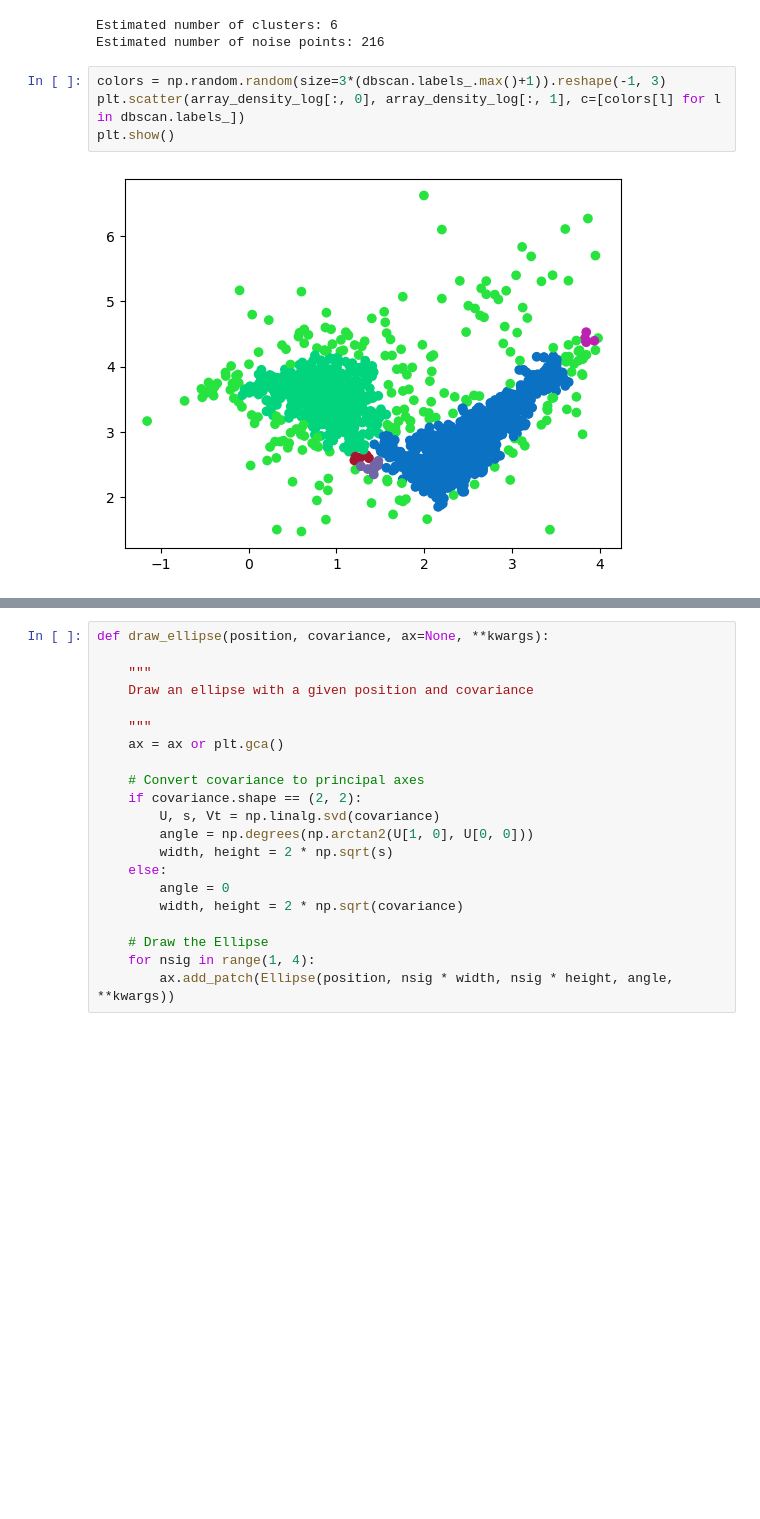
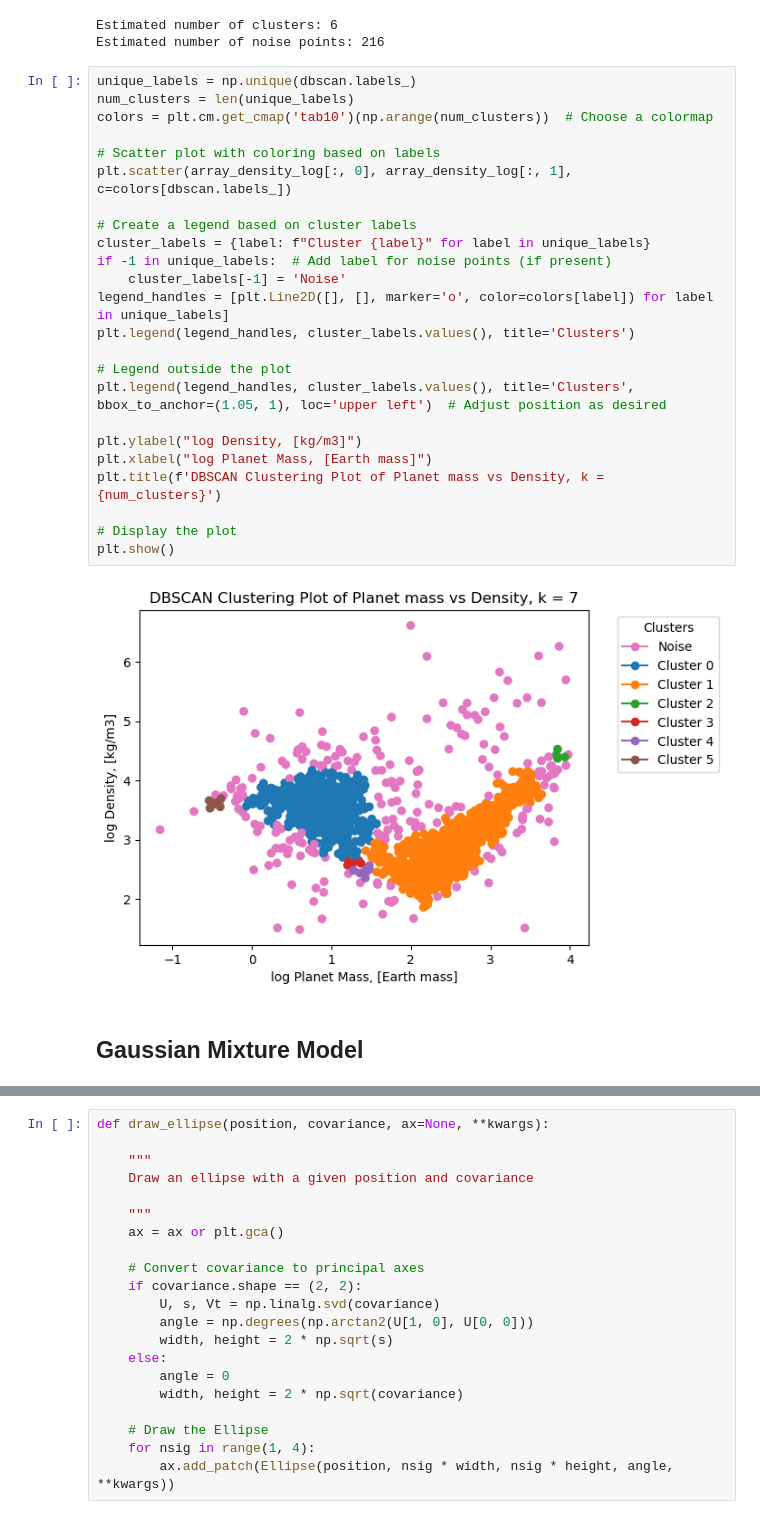
Before and after one commit to 314sirius/ML-examples, a Jupyter notebook: Example3/Exoplanets.ipynb, the cells around one changed output, grey strips where cells are left out. Drawn from its saved outputs; the diff is of its cells as text; blank space fills up the shorter version.

```diff
--- a/Example3/Exoplanets.ipynb
+++ b/Example3/Exoplanets.ipynb
@@ -376,12 +379,34 @@ print("Estimated number of noise points: %d" % n_noise_)
 # %% [output]
 Estimated number of clusters: 6
 Estimated number of noise points: 216
-# %%
-colors = np.random.random(size=3*(dbscan.labels_.max()+1)).reshape(-1, 3)
-plt.scatter(array_density_log[:, 0], array_density_log[:, 1], c=[colors[l] for l in dbscan.labels_])
-plt.show()
-# %% [output]
-[figure, removed]
+# %%
+unique_labels = np.unique(dbscan.labels_)
+num_clusters = len(unique_labels)
+colors = plt.cm.get_cmap('tab10')(np.arange(num_clusters))  # Choose a colormap
+
+# Scatter plot with coloring based on labels
+plt.scatter(array_density_log[:, 0], array_density_log[:, 1], c=colors[dbscan.labels_])
+
+# Create a legend based on cluster labels
+cluster_labels = {label: f"Cluster {label}" for label in unique_labels}
+if -1 in unique_labels:  # Add label for noise points (if present)
+    cluster_labels[-1] = 'Noise'
+legend_handles = [plt.Line2D([], [], marker='o', color=colors[label]) for label in unique_labels]
+plt.legend(legend_handles, cluster_labels.values(), title='Clusters')
+
+# Legend outside the plot
+plt.legend(legend_handles, cluster_labels.values(), title='Clusters', bbox_to_anchor=(1.05, 1), loc='upper left')  # Adjust position as desired
+
+plt.ylabel("log Density, [kg/m3]")
+plt.xlabel("log Planet Mass, [Earth mass]")
+plt.title(f'DBSCAN Clustering Plot of Planet mass vs Density, k = {num_clusters}')
+
+# Display the plot
+plt.show()
+# %% [output]
+[figure, added]
+# %% [markdown]
+## Gaussian Mixture Model
 # %%
 gm2 = GaussianMixture(n_components=3, random_state=0).fit(array_density_log)
 print("Means of the 2 Gaussians fitted by GMM are\n")
```
Also changed, not shown: parts of 13 cells of this notebook.
